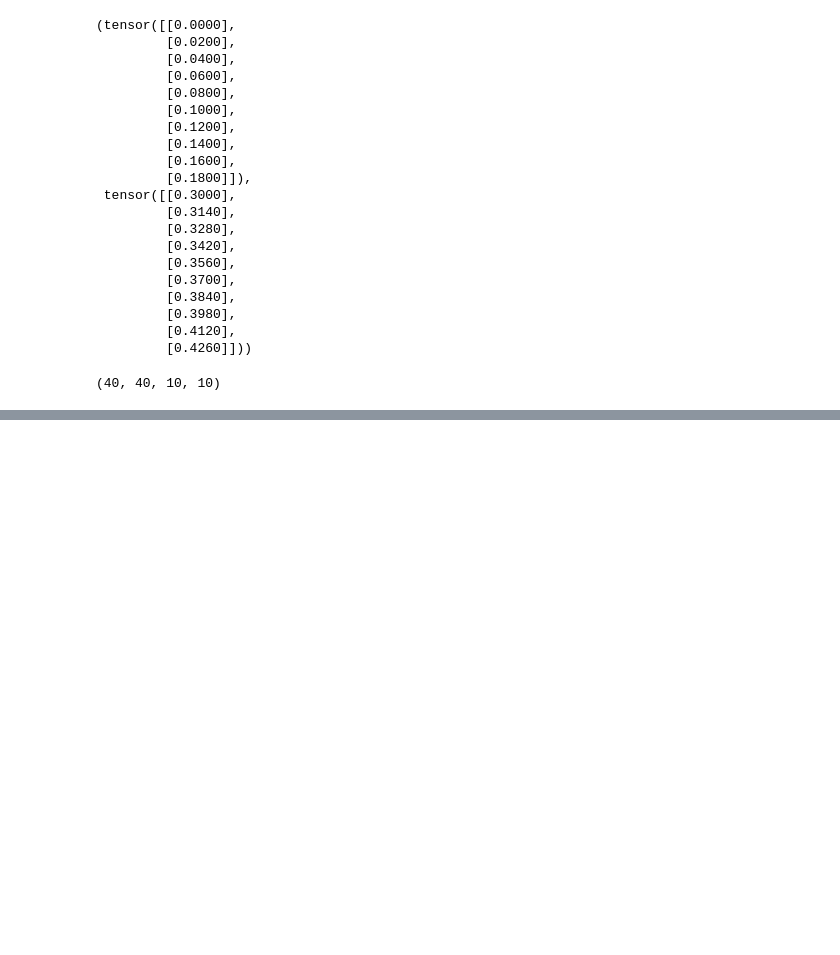
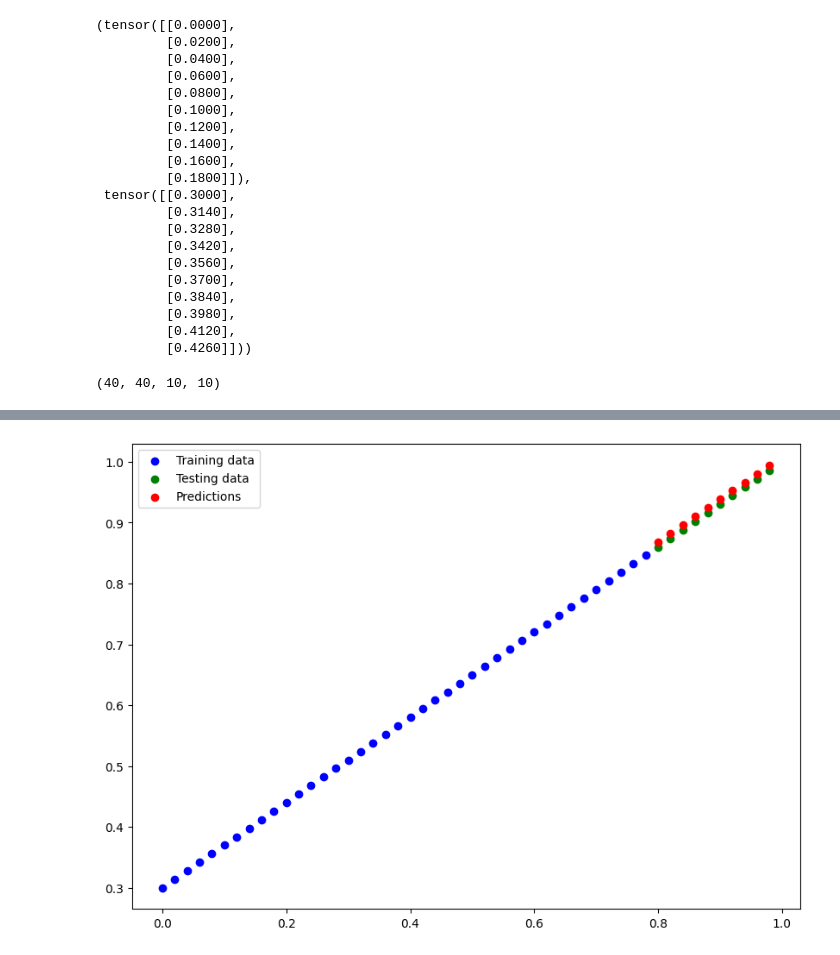
Before and after one commit to mklingamsetty/Learning-Pytorch, a Jupyter notebook: 01_pytorch_workflow_fundamentals.ipynb, the cells around one changed output, grey strips where cells are left out. Drawn from its saved outputs; the diff is of its cells as text; code cells hidden in the pictures; blank space fills up the shorter version.

```diff
--- a/01_pytorch_workflow_fundamentals.ipynb
+++ b/01_pytorch_workflow_fundamentals.ipynb
@@ -84,0 +279,43 @@ len(x_train), len(y_train), len(x_test), len(y_test)
+# %%
+# An epoch is one loop through the data...
+epochs = 100
+''' --------------------------------- Training Loop --------------------------------- '''
+# 1. Loop through the data
+for epoch in range(epochs):
+
+    # Set the model to training mode
+    model_0.train() # train mode in PyTorch sets all parameters the use gradients to True
+
+    # 2. Forward pass
+    y_pred = model_0(x_train)
+
+    # 3. Calculate loss
+    loss = loss_fn(y_pred, y_train)
+    # print(f"Loss: {loss.item()}")
+
+    # 4. Optimizer zero gradients
+    optimizer.zero_grad()
+
+    # 5. Backward pass (Backpropagation)
+    loss.backward()
+
+    # 6. Optimizer step (Gradient Descent)
+    optimizer.step() # by default, the optimizer changes will
+                     # accumulate through the loop, so we have
+                     # to zero them above in step 4 for the next iteration
+
+    ''' -------------------------------- Testing Loop -------------------------------- '''
+    model_0.eval() # turns off gradient calculations
+
+    with torch.inference_mode():
+    # with torch.no_grad(): # equivalent to torch.inference_mode()
+        # 1. Forward pass
+        test_preds = model_0(x_test)
+
+        # 2. Calculate loss
+        test_loss = loss_fn(test_preds, y_test)
+    if epoch % 10 == 0:
+        print( f"Epoch {epoch} | Loss: {loss} | Testing Loss: {test_loss}")
+
+# print("Weight: ", weight, " | Bias: ", bias)
+# print(model_0.state_dict())
@@ -84,0 +340,4 @@ len(x_train), len(y_train), len(x_test), len(y_test)
+# %%
+plot_predictions(predictions=test_preds)
+# %% [output]
+[figure, added]
```
Also changed, not shown: parts of 13 cells of this notebook.
